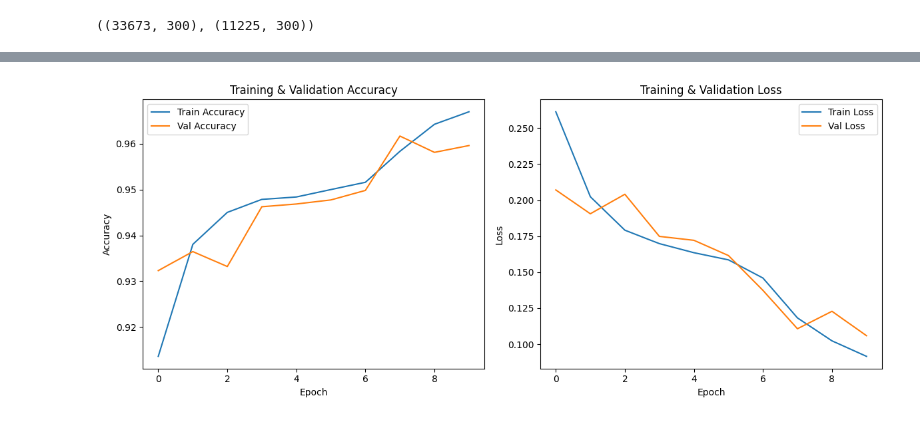
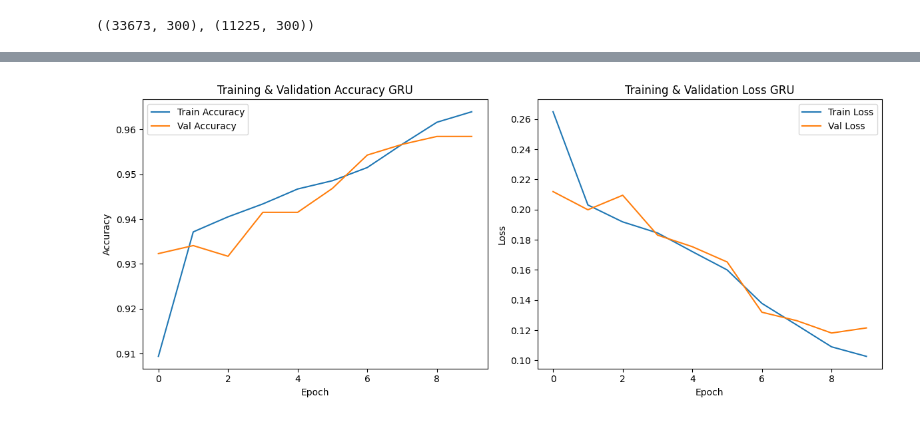
Before and after one commit to adityagoyal222/fakenewsdetection, a Jupyter notebook: notebook/model_training.ipynb, the cells around one changed output, grey strips where cells are left out. Drawn from its saved outputs; the diff is of its cells as text; code cells hidden in the pictures.

```diff
--- a/notebook/model_training.ipynb
+++ b/notebook/model_training.ipynb
@@ -50,5 +186,5 @@ for word, i in word_index.items():
 # %%
-model = Sequential([
+model_gru = Sequential([
     Embedding(input_dim=vocab_size,
               output_dim=embedding_dim,
               weights=[embedding_matrix],
@@ -60,9 +196,9 @@ model = Sequential([
     Dense(1, activation='sigmoid')
 ])
 
-model.compile(optimizer='adam',
+model_gru.compile(optimizer=Adam(learning_rate=1e-3),
               loss='binary_crossentropy',
               metrics=['accuracy'])
 
-model.summary()
+model_gru.summary()
 # %% [output]
@@ -89,12 +225,12 @@ tensorboard_cb = TensorBoard(log_dir=log_dir, histogram_freq=1)
 # %%
-with tf.device('/GPU:0'):  # Ensures it runs on GPU if available
-    history = model.fit(
+with tf.device('/GPU:0'):
+    history_gru = model_gru.fit(
         X_train, y_train,
         validation_split=0.1,
         epochs=10,
         batch_size=128,
         verbose=1,
-        callbacks=[tensorboard_cb]
+        # callbacks=[tensorboard_cb]
     )
 # %% [output]
 Epoch 1/10
@@ -120,27 +256,27 @@ Epoch 10/10
 # %%
 # Plot training & validation accuracy/loss
 plt.figure(figsize=(12, 5))
 
 # Accuracy
 plt.subplot(1, 2, 1)
-plt.plot(history.history['accuracy'], label='Train Accuracy')
-plt.plot(history.history['val_accuracy'], label='Val Accuracy')
-plt.title('Training & Validation Accuracy')
+plt.plot(history_gru.history['accuracy'], label='Train Accuracy')
+plt.plot(history_gru.history['val_accuracy'], label='Val Accuracy')
+plt.title('Training & Validation Accuracy GRU')
 plt.xlabel('Epoch')
 plt.ylabel('Accuracy')
 plt.legend()
 
 # Loss
 plt.subplot(1, 2, 2)
-plt.plot(history.history['loss'], label='Train Loss')
-plt.plot(history.history['val_loss'], label='Val Loss')
-plt.title('Training & Validation Loss')
+plt.plot(history_gru.history['loss'], label='Train Loss')
+plt.plot(history_gru.history['val_loss'], label='Val Loss')
+plt.title('Training & Validation Loss GRU')
 plt.xlabel('Epoch')
 plt.ylabel('Loss')
 plt.legend()
 
 plt.tight_layout()
 plt.show()
 # %% [output]
-[figure, old version]
+[figure, new version]
 # %%
```
Also changed, not shown: parts of 17 cells of this notebook, 7 other files.
